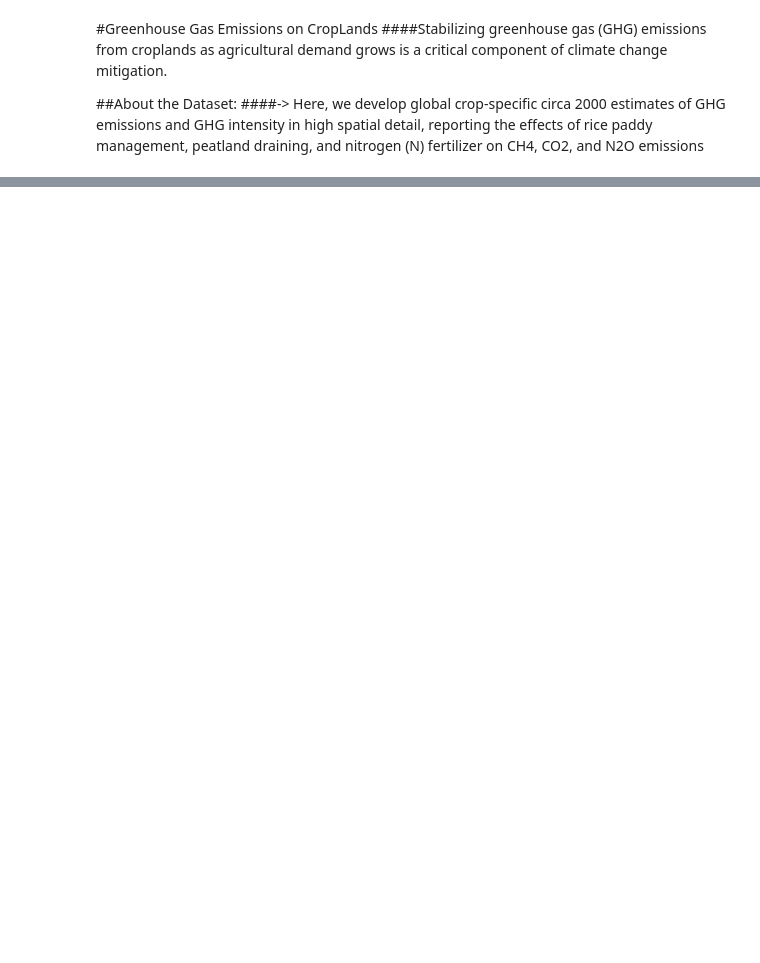
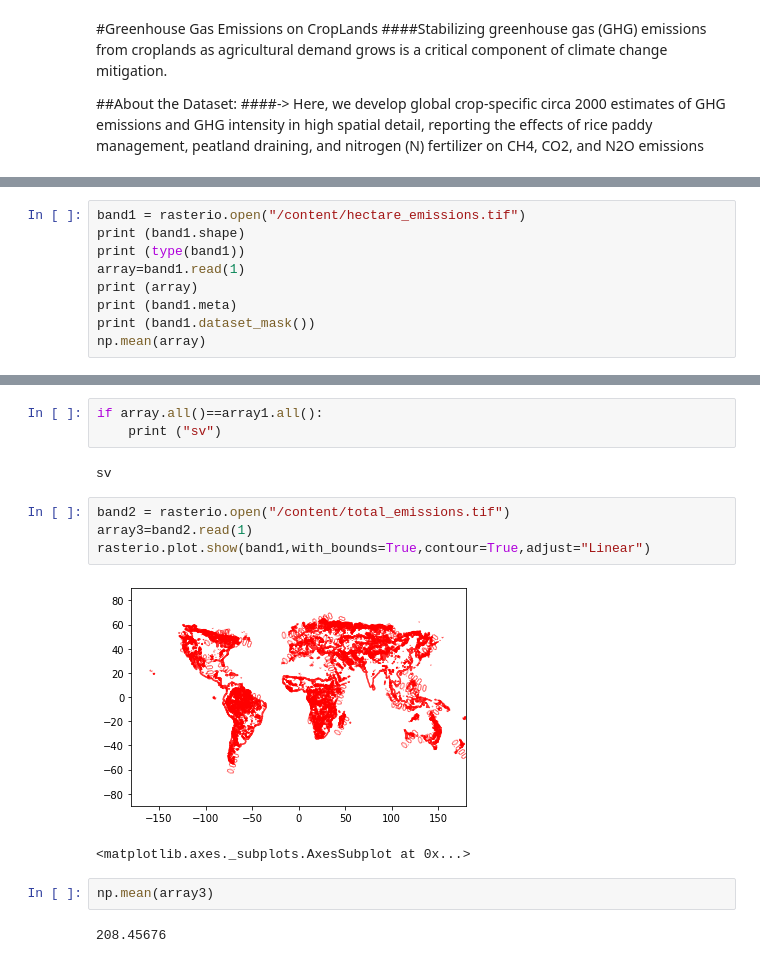
Before and after one commit to Baazigar007/Green-House-Emmsion-CropLands, a Jupyter notebook: GhgEmission.ipynb, the cells around one changed output, grey strips where cells are left out. Cells and saved outputs as stored; diff of their text form; blank space fills up the shorter version.

```diff
--- a/GhgEmission.ipynb
+++ b/GhgEmission.ipynb
@@ -23,0 +117,9 @@
+# %%
+band1 = rasterio.open("/content/hectare_emissions.tif")
+print (band1.shape)
+print (type(band1))
+array=band1.read(1)
+print (array)
+print (band1.meta)
+print (band1.dataset_mask())
+np.mean(array)
@@ -23,0 +151,16 @@
+# %%
+if array.all()==array1.all():
+    print ("sv")
+# %% [output]
+sv
+# %%
+band2 = rasterio.open("/content/total_emissions.tif")
+array3=band2.read(1)
+rasterio.plot.show(band1,with_bounds=True,contour=True,adjust="Linear")
+# %% [output]
+[figure, added]
+<matplotlib.axes._subplots.AxesSubplot at 0x...>
+# %%
+np.mean(array3)
+# %% [output]
+208.45676
```
Also changed, not shown: parts of 12 cells of this notebook.
